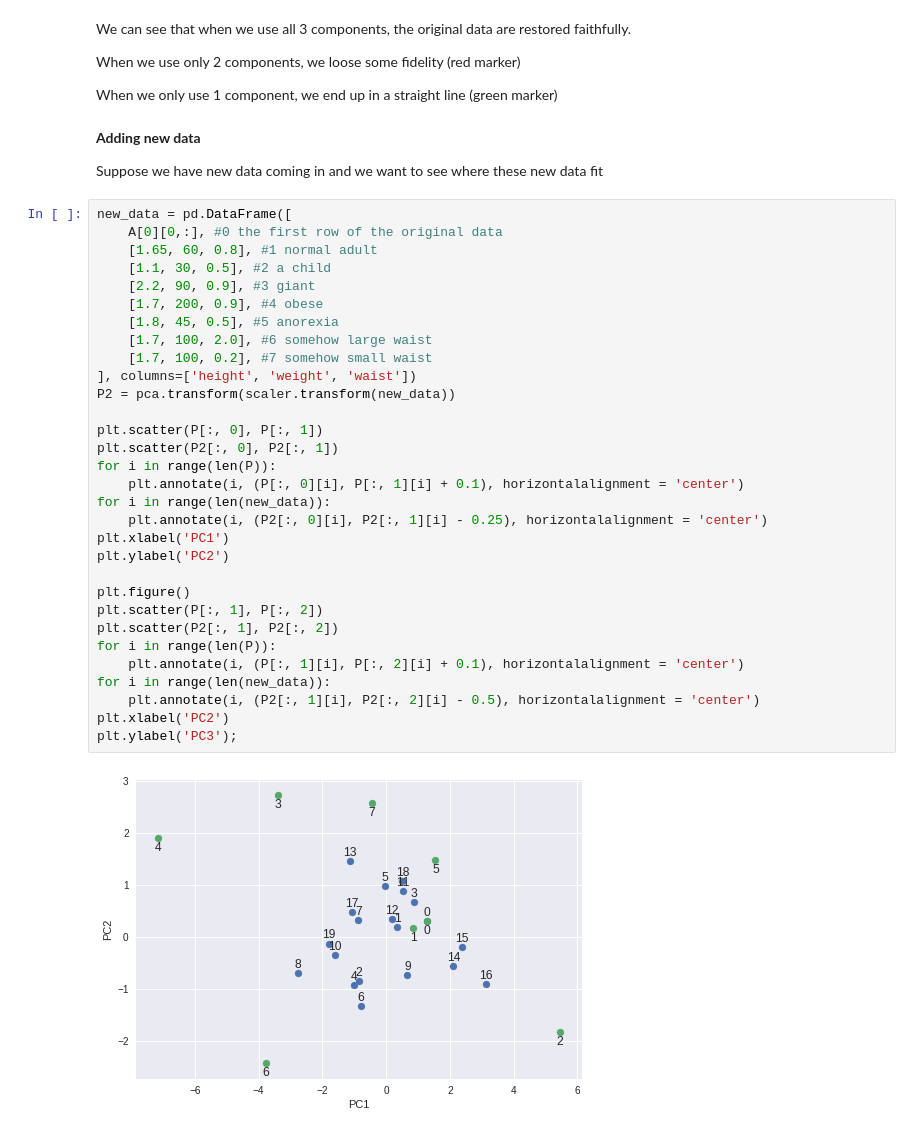
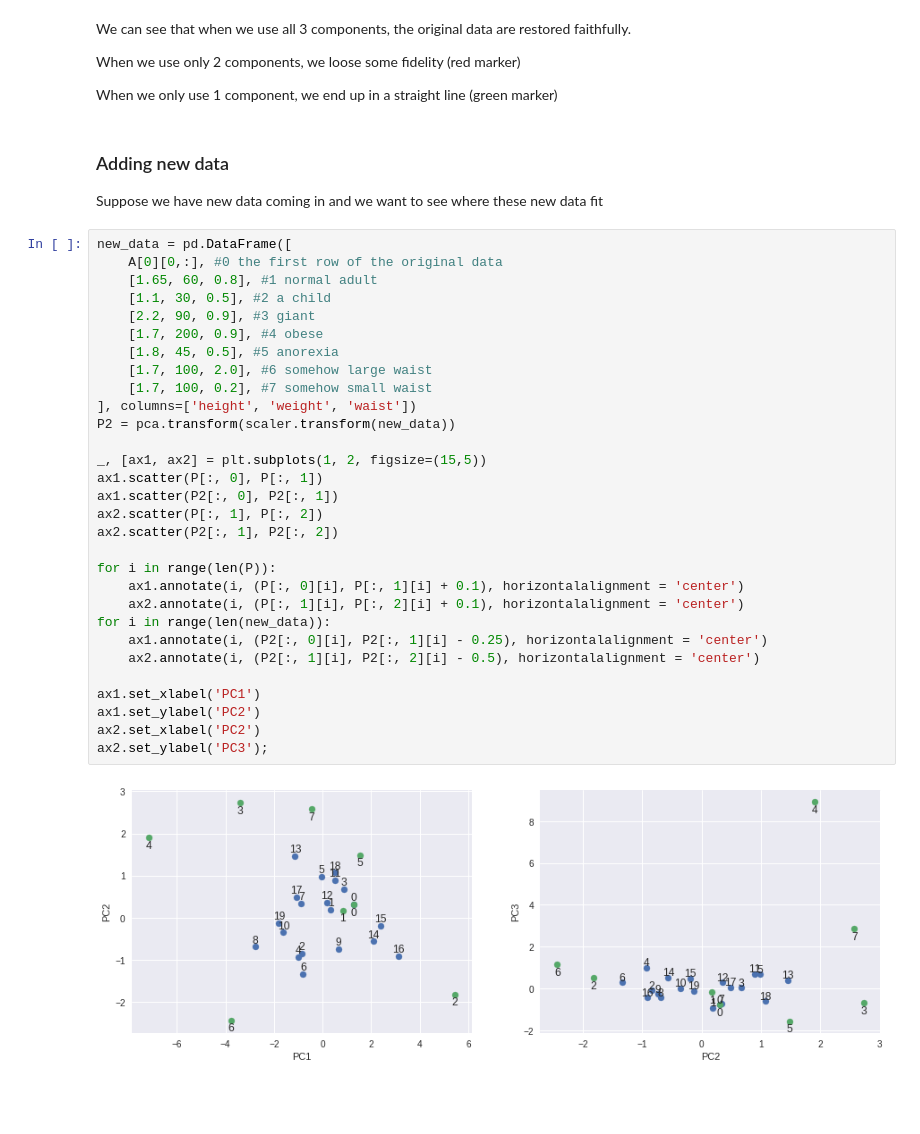
Before and after one commit to aunz/ds, a Jupyter notebook: pca.ipynb, the cells around one changed output. Saved outputs shown, nothing was run; the diff lists cells and outputs as text; blank space fills up the shorter version.

```diff
--- a/pca.ipynb
+++ b/pca.ipynb
@@ -379,39 +379,38 @@ When we use only 2 components, we loose some fidelity (red marker)
 
 When we only use 1 component, we end up in a straight line (green marker)
 # %% [markdown]
-**Adding new data**
+### Adding new data
 
 Suppose we have new data coming in and we want to see where these new data fit
 # %%
 new_data = pd.DataFrame([
     A[0][0,:], #0 the first row of the original data
     [1.65, 60, 0.8], #1 normal adult
     [1.1, 30, 0.5], #2 a child
     [2.2, 90, 0.9], #3 giant
     [1.7, 200, 0.9], #4 obese
     [1.8, 45, 0.5], #5 anorexia
     [1.7, 100, 2.0], #6 somehow large waist
     [1.7, 100, 0.2], #7 somehow small waist
 ], columns=['height', 'weight', 'waist'])
 P2 = pca.transform(scaler.transform(new_data))
 
-plt.scatter(P[:, 0], P[:, 1])
-plt.scatter(P2[:, 0], P2[:, 1])
+_, [ax1, ax2] = plt.subplots(1, 2, figsize=(15,5))
+ax1.scatter(P[:, 0], P[:, 1])
+ax1.scatter(P2[:, 0], P2[:, 1])
+ax2.scatter(P[:, 1], P[:, 2])
+ax2.scatter(P2[:, 1], P2[:, 2])
+
 for i in range(len(P)):
-    plt.annotate(i, (P[:, 0][i], P[:, 1][i] + 0.1), horizontalalignment = 'center')
+    ax1.annotate(i, (P[:, 0][i], P[:, 1][i] + 0.1), horizontalalignment = 'center')
+    ax2.annotate(i, (P[:, 1][i], P[:, 2][i] + 0.1), horizontalalignment = 'center')
 for i in range(len(new_data)):
-    plt.annotate(i, (P2[:, 0][i], P2[:, 1][i] - 0.25), horizontalalignment = 'center')
-plt.xlabel('PC1')
-plt.ylabel('PC2')
+    ax1.annotate(i, (P2[:, 0][i], P2[:, 1][i] - 0.25), horizontalalignment = 'center')
+    ax2.annotate(i, (P2[:, 1][i], P2[:, 2][i] - 0.5), horizontalalignment = 'center')
 
-plt.figure()
-plt.scatter(P[:, 1], P[:, 2])
-plt.scatter(P2[:, 1], P2[:, 2])
-for i in range(len(P)):
-    plt.annotate(i, (P[:, 1][i], P[:, 2][i] + 0.1), horizontalalignment = 'center')
-for i in range(len(new_data)):
-    plt.annotate(i, (P2[:, 1][i], P2[:, 2][i] - 0.5), horizontalalignment = 'center')
-plt.xlabel('PC2')
-plt.ylabel('PC3');
+ax1.set_xlabel('PC1')
+ax1.set_ylabel('PC2')
+ax2.set_xlabel('PC2')
+ax2.set_ylabel('PC3');
 # %% [output]
-[figure, old version]
+[figure, new version]
```
Also changed, not shown: parts of 7 cells of this notebook.
